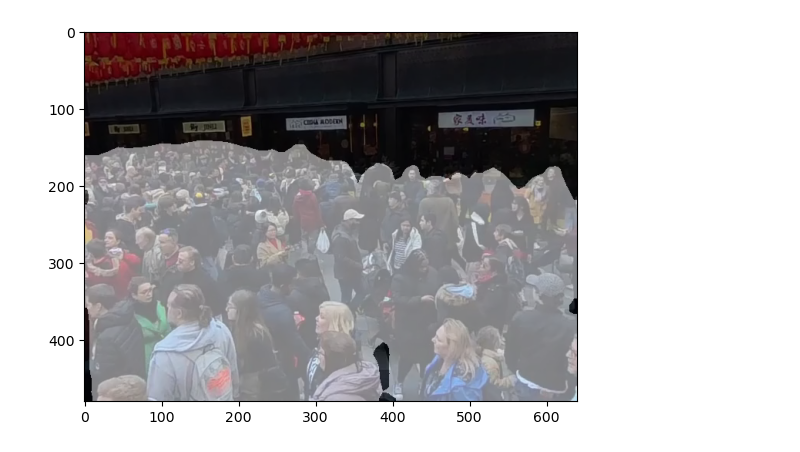
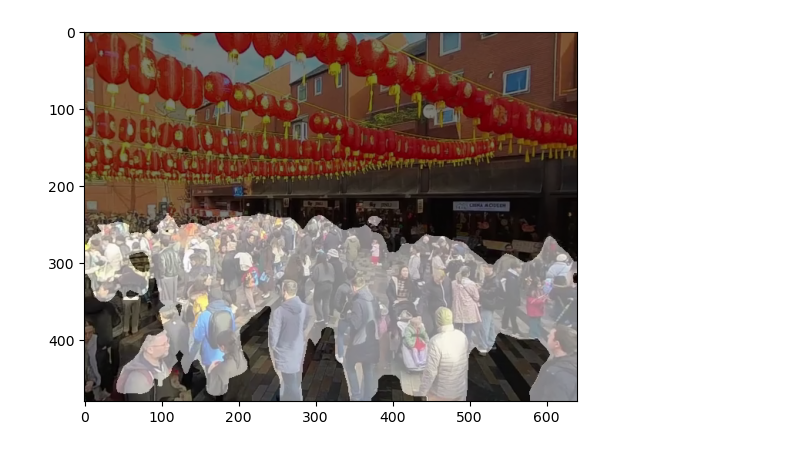
Before and after one commit to Unturned3/Theseus, a Jupyter notebook: image_seg.ipynb, the cells around one changed output. Drawn from its saved outputs; the diff is of its cells as text; code cells hidden in the pictures.

Commit message:
Image seg

```diff
--- a/image_seg.ipynb
+++ b/image_seg.ipynb
@@ -22,6 +27,7 @@ model = models.segmentation.deeplabv3_resnet101(
 # %%
 DATA_DIR = '/Users/richard/Desktop/Dataset/'
-frames = utils.load_video(DATA_DIR + '3-3-v001-t000.mp4', grayscale=False, n_frames=500)
+frames = utils.load_video(DATA_DIR + '3-2-v002-t023.mp4', grayscale=False)
+assert len(frames) > 0
 # %%
 frame = frames[250]
 plt.imshow(cv2.cvtColor(frame, cv2.COLOR_BGR2RGB))
@@ -31,17 +35,29 @@ plt.show()
-# %%
-#transform = T.Compose([T.ToPILImage(), T.Resize((240, 320)), T.ToTensor()])
-transform = T.Compose([T.ToTensor()])
-input_tensor = transform(frame).unsqueeze(0)
-
-with torch.no_grad():
-    output = model(input_tensor)['out'][0]
-
-# Get the segmentation mask for humans (COCO class 15)
-segmentation_mask = output.argmax(0).numpy() == 15
+# %%
+def segment_frames_in_batches(frames, batch_size, device):
+    num_frames = len(frames)
+    human_segmentation_masks = []
+    transform = T.Compose([T.ToTensor()])
+
+    for i in range(0, num_frames, batch_size):
+        # Get the batch of frames
+        batch_frames = frames[i:i + batch_size]
+
+        # Apply transformation and stack frames into a batch
+        batch = torch.stack([transform(frame) for frame in batch_frames]).to(device)
+
+        with torch.no_grad():
+            outputs = model(batch)['out']
+
+        # Get the segmentation masks for the human class and move them back to the CPU
+        batch_masks = [(output.argmax(0) == 15).cpu().numpy() for output in outputs]
+        human_segmentation_masks.extend(batch_masks)
+
+    return np.array(human_segmentation_masks)
+# %%
+masks = segment_frames_in_batches(frames[:2], batch_size=2, device=device)
 # %%
-#plt.imshow(cv2.cvtColor(cv2.resize(frame, (320, 240)), cv2.COLOR_BGR2RGB))
-plt.imshow(cv2.cvtColor(frame, cv2.COLOR_BGR2RGB))
-plt.imshow(segmentation_mask, cmap='gray', alpha=0.5)
+plt.imshow(cv2.cvtColor(frames[1], cv2.COLOR_BGR2RGB))
+plt.imshow(masks[1], cmap='gray', alpha=0.5)
 plt.show()
 # %% [output]
-[figure, old version]
+[figure, new version]
```
Also changed, not shown: parts of 3 cells of this notebook.
